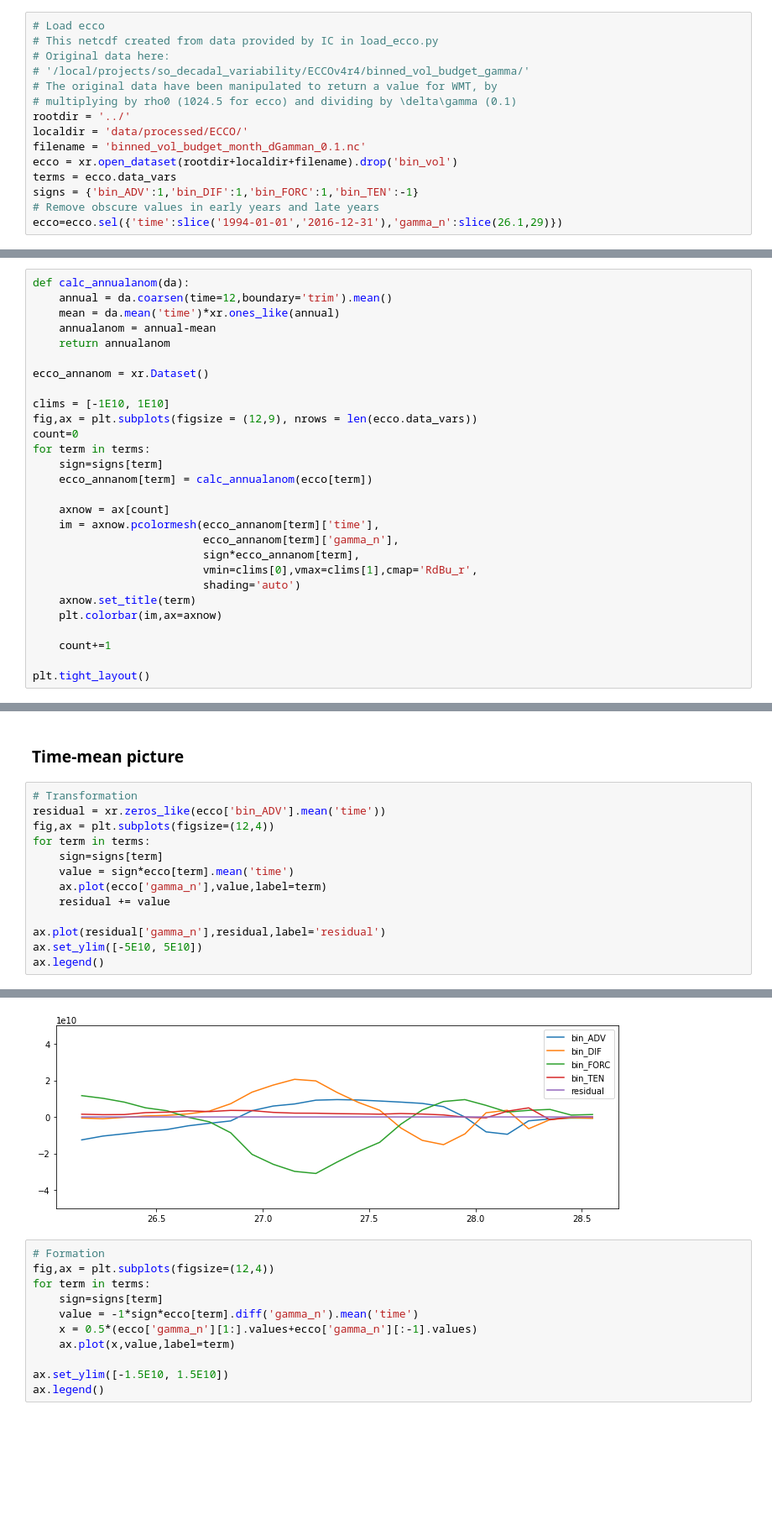
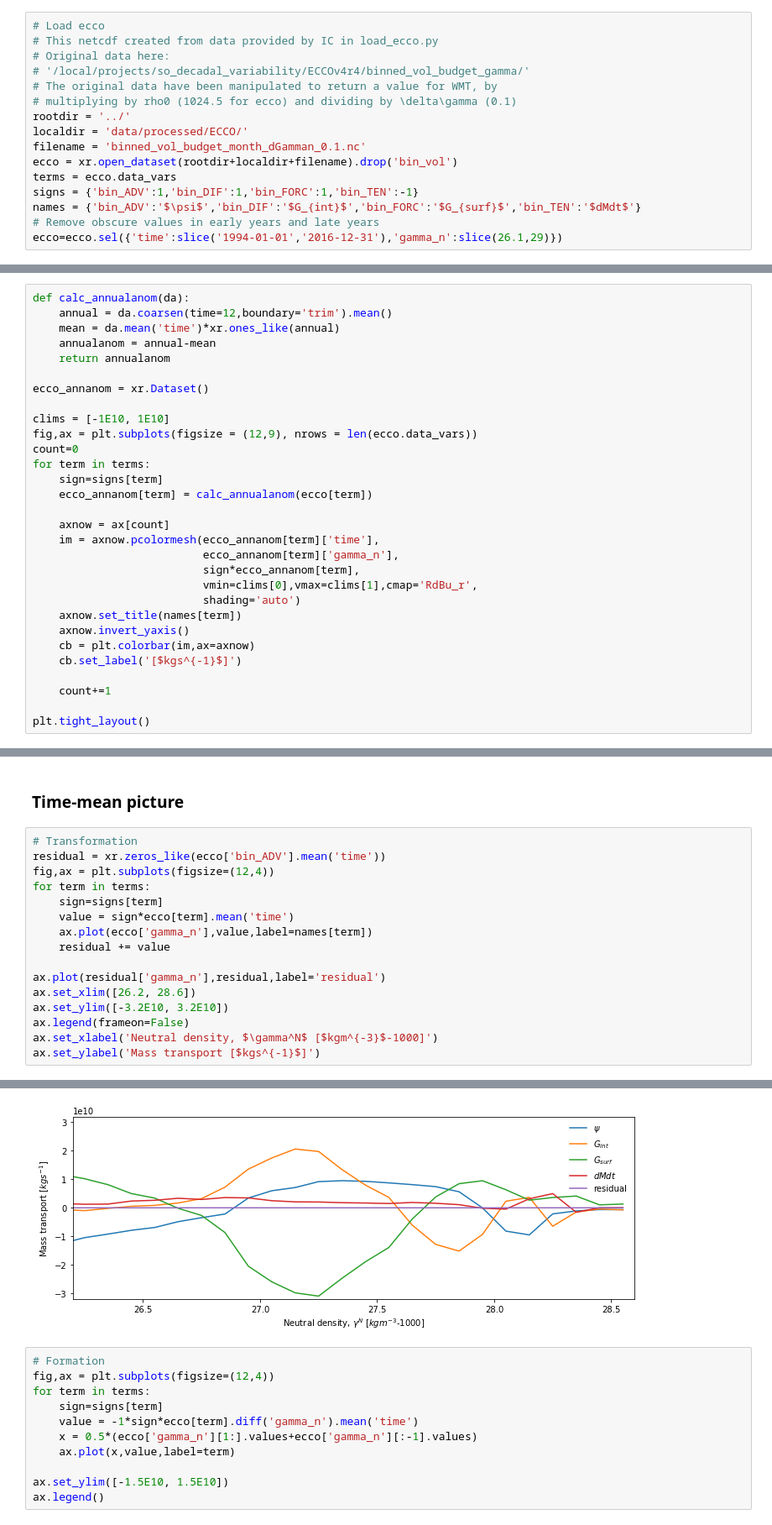
Before and after one commit to gmacgilchrist/so_decadal_variability, a Jupyter notebook: notebooks/draw_ecco.ipynb, the cells around one changed output, grey strips where cells are left out. Shown at 84% size. Saved outputs shown, nothing was run; the diff lists cells and outputs as text; blank space fills up the shorter version.

Commit message:
working on figures for talk

```diff
--- a/notebooks/draw_ecco.ipynb
+++ b/notebooks/draw_ecco.ipynb
@@ -20,6 +20,7 @@ filename = 'binned_vol_budget_month_dGamman_0.1.nc'
 ecco = xr.open_dataset(rootdir+localdir+filename).drop('bin_vol')
 terms = ecco.data_vars
 signs = {'bin_ADV':1,'bin_DIF':1,'bin_FORC':1,'bin_TEN':-1}
+names = {'bin_ADV':'$\psi$','bin_DIF':'$G_{int}$','bin_FORC':'$G_{surf}$','bin_TEN':'$dMdt$'}
 # Remove obscure values in early years and late years
 ecco=ecco.sel({'time':slice('1994-01-01','2016-12-31'),'gamma_n':slice(26.1,29)})
 # %% [markdown]
@@ -77,8 +78,10 @@ for term in terms:
                           sign*ecco_annanom[term],
                           vmin=clims[0],vmax=clims[1],cmap='RdBu_r',
                           shading='auto')
-    axnow.set_title(term)
-    plt.colorbar(im,ax=axnow)
+    axnow.set_title(names[term])
+    axnow.invert_yaxis()
+    cb = plt.colorbar(im,ax=axnow)
+    cb.set_label('[$kgs^{-1}$]')
 
     count+=1
 
@@ -113,10 +116,13 @@ fig,ax = plt.subplots(figsize=(12,4))
 for term in terms:
     sign=signs[term]
     value = sign*ecco[term].mean('time')
-    ax.plot(ecco['gamma_n'],value,label=term)
+    ax.plot(ecco['gamma_n'],value,label=names[term])
     residual += value
 
 ax.plot(residual['gamma_n'],residual,label='residual')
-ax.set_ylim([-5E10, 5E10])
-ax.legend()
+ax.set_xlim([26.2, 28.6])
+ax.set_ylim([-3.2E10, 3.2E10])
+ax.legend(frameon=False)
+ax.set_xlabel('Neutral density, $\gamma^N$ [$kgm^{-3}$-1000]')
+ax.set_ylabel('Mass transport [$kgs^{-1}$]')
 # %% [output]
@@ -124,4 +130,4 @@ ax.legend()
-[figure, old version]
+[figure, new version]
 # %%
 # Formation
 fig,ax = plt.subplots(figsize=(12,4))
```
Also changed, not shown: parts of 8 cells of this notebook, 3 other files.
